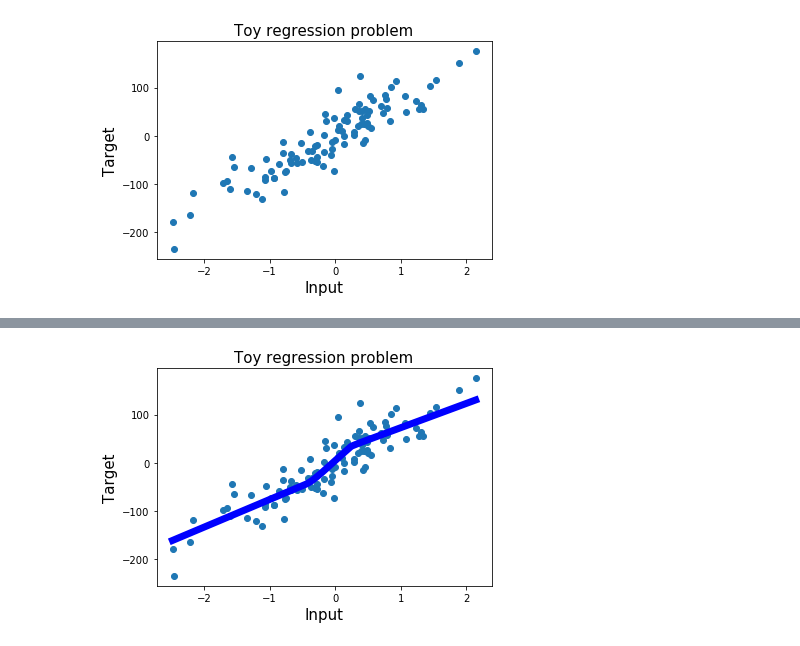
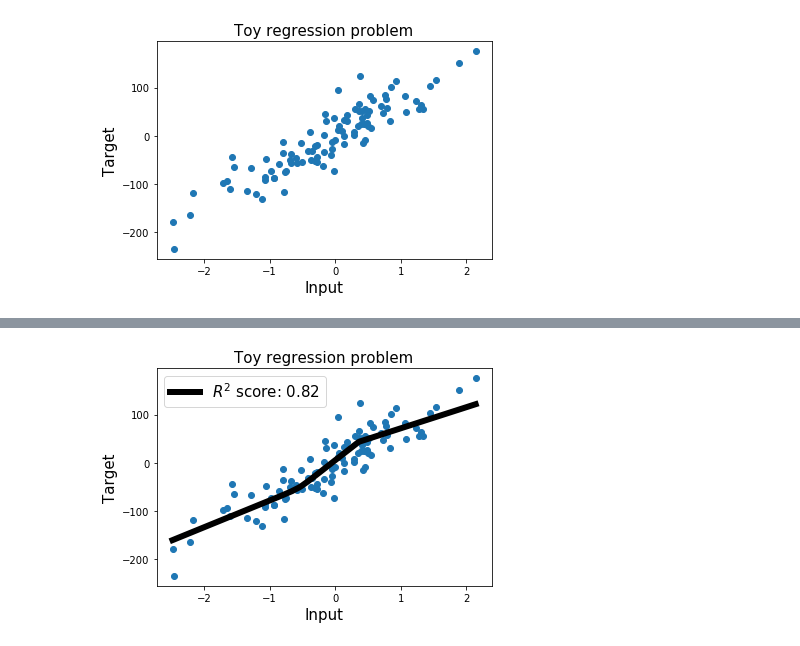
Before and after one commit to madalinabuzau/tensorflow-eager-tutorials, a Jupyter notebook: 02_using_metrics_in_eager_mode.ipynb, the cells around one changed output, grey strips where cells are left out. Saved outputs shown, nothing was run; the diff lists cells and outputs as text; code cells hidden in the pictures.

```diff
--- a/02_using_metrics_in_eager_mode.ipynb
+++ b/02_using_metrics_in_eager_mode.ipynb
@@ -297,4 +297,4 @@ X = tf.constant(X)
 y = tf.constant(y[:,None]) # change from row vector to column vector
 
 # Initialize model
-model = two_layer_nn(num_classes=1)
+model = two_layer_nn(output_size=1)
@@ -318,0 +337,12 @@ for i in range(num_epochs):
+# %%
+# Compute the R2 score
+def r_squared(labels, predictions):
+    mean_labels = tf.reduce_mean(labels)
+    total_sum_squares = tf.reduce_sum((labels-mean_labels)**2)
+    residual_sum_squares = tf.reduce_sum((labels-predictions)**2)
+    r2_score = 1 - residual_sum_squares/total_sum_squares
+    return r2_score
+
+preds = model.predict(X)
+r2_score = r_squared(y, preds)
+print('R2 score: ', r2_score.numpy())
@@ -319,2 +355,3 @@ for i in range(num_epochs):
 # %%
-X_test = np.arange(X.numpy().min(), X.numpy().max(), 0.001)[:,None]
+# Create datapoints between X_min and X_max to visualize the line of best fit
+X_best_fit = np.arange(X.numpy().min(), X.numpy().max(), 0.001)[:,None]
@@ -323,8 +358,13 @@ y_test = model.predict(tf.constant(X_test))
+# %%
+# Predictions on X_best_fit
+preds_best_fit = model.predict(X_best_fit)
 # %%
-plt.scatter(X.numpy(), y.numpy());
-plt.plot(X_test, y_test.numpy(), color='b', linewidth=7)
+plt.scatter(X.numpy(), y.numpy()); # Original datapoints
+plt.plot(X_best_fit, preds_best_fit.numpy(), color='k',
+         linewidth=6, label='$R^2$ score: %.2f' %r2_score) # Our predictions
 plt.xlabel('Input', fontsize=15);
 plt.ylabel('Target', fontsize=15);
 plt.title('Toy regression problem', fontsize=15);
+plt.legend(fontsize=15);
 # %% [output]
-[figure, old version]
+[figure, new version]
```
Also changed, not shown: parts of 21 cells of this notebook.
